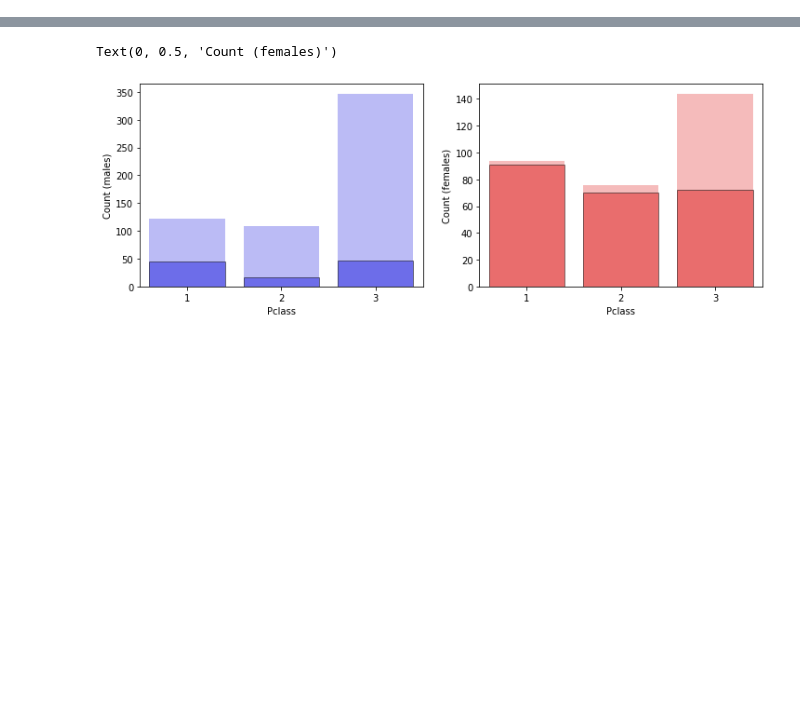
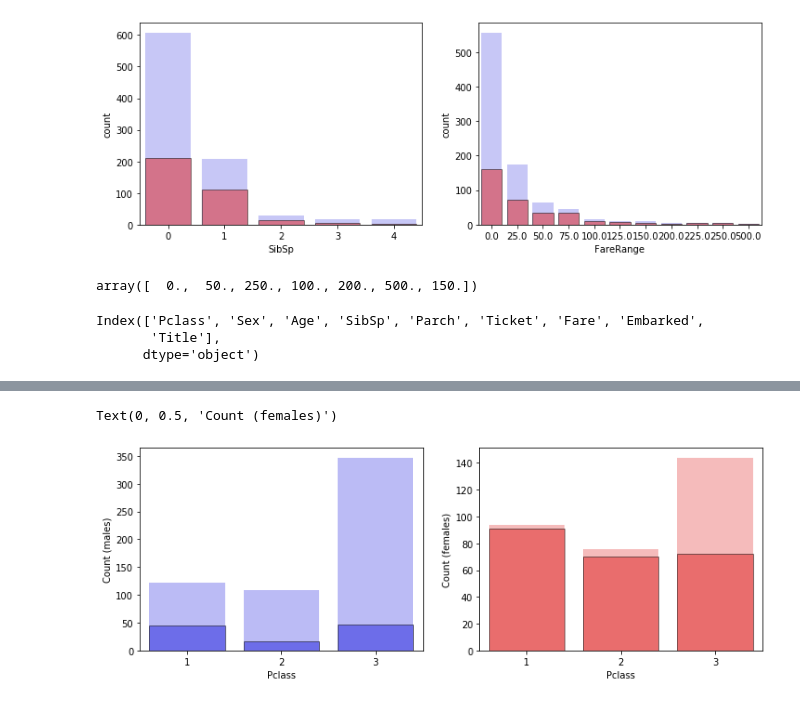
Before and after one commit to subintmtu/Machine_Learning, a Jupyter notebook: Titanic/Titanic_ML.ipynb, the cells around one changed output, grey strips where cells are left out. Saved outputs shown, nothing was run; the diff lists cells and outputs as text; code cells hidden in the pictures; blank space fills up the shorter version.

```diff
--- a/Titanic/Titanic_ML.ipynb
+++ b/Titanic/Titanic_ML.ipynb
@@ -24,0 +31,13 @@ test = pd.read_csv('test.csv')
+# %%
+f, axes = plt.subplots(1, 2, figsize = (12,4))
+g = sns.countplot(x="SibSp", data=train, alpha= 0.25, color='blue', ax=axes[0])
+g = sns.countplot(x="SibSp", data=train[train.Survived==1], alpha= 0.5, edgecolor=(0,0,0), color='red', ax=axes[0])
+
+h = sns.countplot(x="FareRange", data=train, alpha= 0.25, color='blue', ax=axes[1])
+h = sns.countplot(x="FareRange", data=train[train.Survived==1], alpha= 0.5, edgecolor=(0,0,0), color='red', ax=axes[1])
+# %% [output]
+[figure, added]
+# %%
+train["FareRange"].unique()
+# %% [output]
+array([  0.,  50., 250., 100., 200., 500., 150.])
@@ -24,0 +92,6 @@ test = pd.read_csv('test.csv')
+# %%
+train_x.columns
+# %% [output]
+Index(['Pclass', 'Sex', 'Age', 'SibSp', 'Parch', 'Ticket', 'Fare', 'Embarked',
+       'Title'],
+      dtype='object')
```
Also changed, not shown: parts of 22 cells of this notebook, 2 other files.
